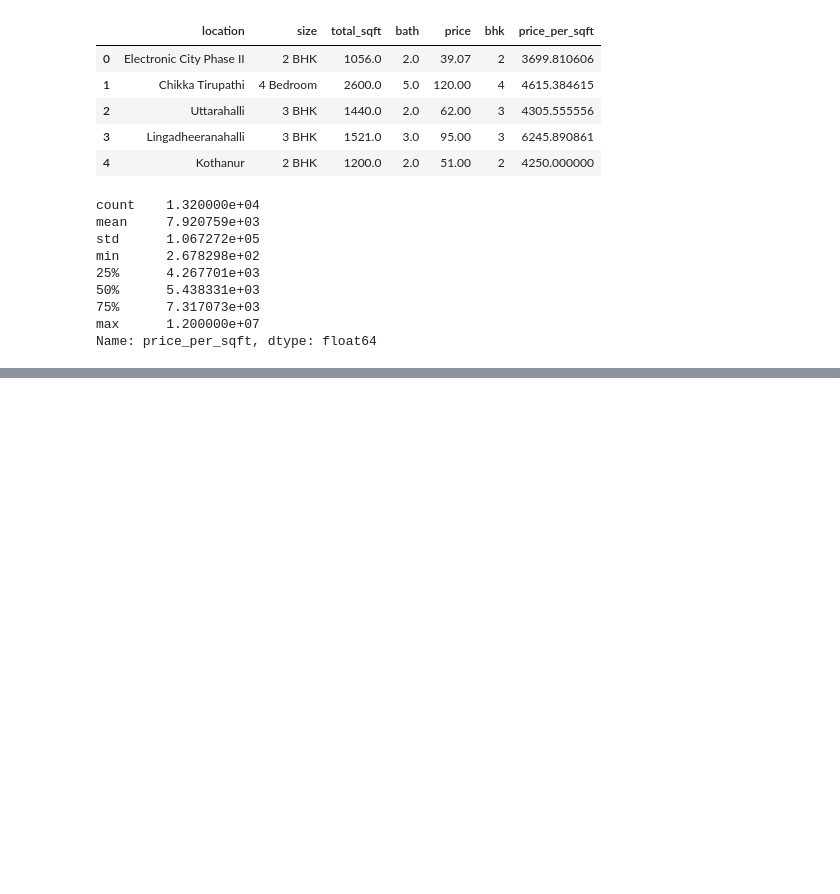
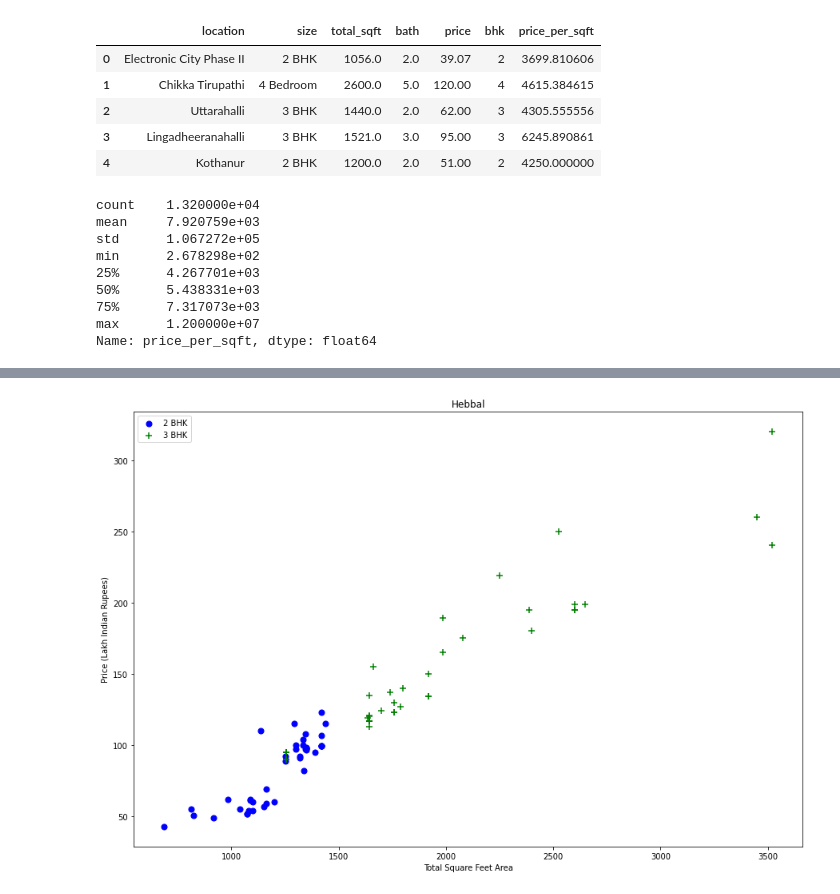
Before and after one commit to sohambharadwaj/project, a Jupyter notebook: soham_project.ipynb, the cells around one changed output, grey strips where cells are left out. Saved outputs shown, nothing was run; the diff lists cells and outputs as text; code cells hidden in the pictures; blank space fills up the shorter version.

```diff
--- a/soham_project.ipynb
+++ b/soham_project.ipynb
@@ -165,0 +330,4 @@ Name: price_per_sqft, dtype: float64
+# %%
+plot_scatter_chart(df8,"Hebbal")
+# %% [output]
+[figure, added]
```
Also changed, not shown: parts of 47 cells of this notebook.
